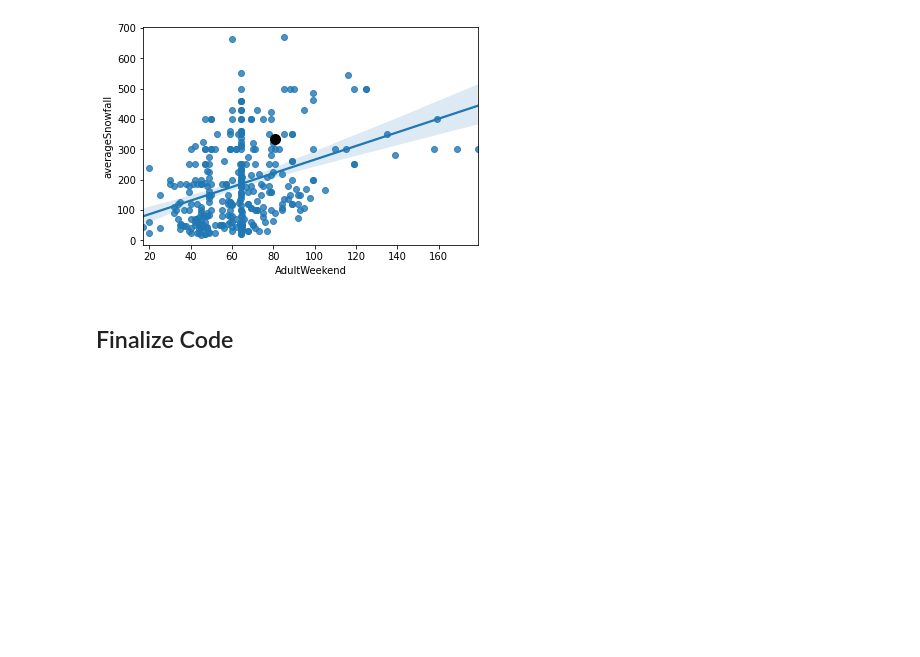
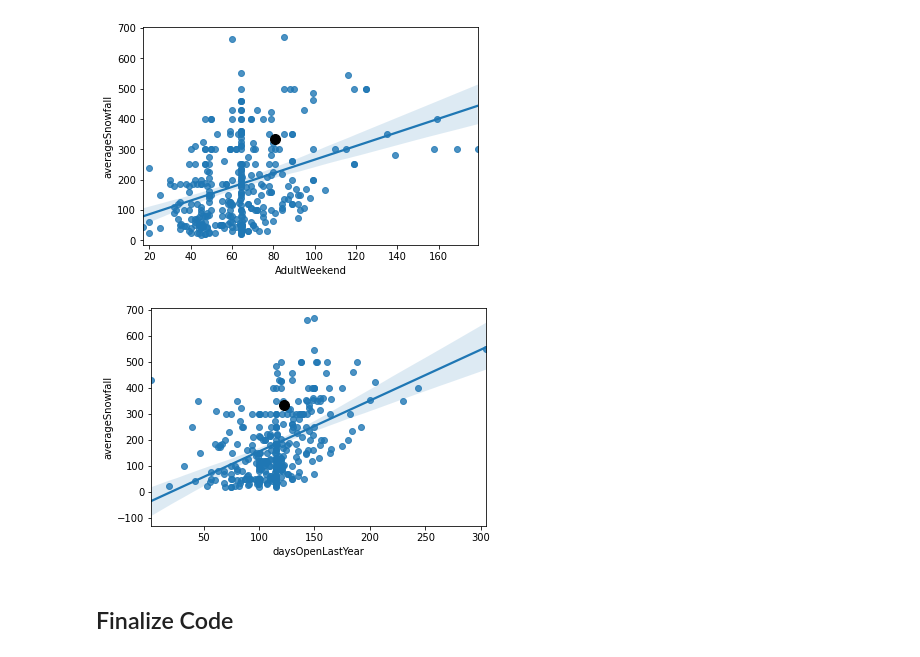
Before and after one commit to yoyo6022/Guided_Capstone, a Jupyter notebook: DataWrangling/notebook/GuidedCapstoneStep6HL.ipynb, the cells around one changed output. Saved outputs shown, nothing was run; the diff lists cells and outputs as text; code cells hidden in the pictures; blank space fills up the shorter version.

```diff
--- a/DataWrangling/notebook/GuidedCapstoneStep6HL.ipynb
+++ b/DataWrangling/notebook/GuidedCapstoneStep6HL.ipynb
@@ -156,6 +156,12 @@ plt.scatter(x="AdultWeekend", y="averageSnowfall", data=ac, c='black',s=100)
 plt.savefig('fig5.png',bbox_inches='tight')
 # %% [output]
 [figure]
+# %%
+sns.regplot(x="daysOpenLastYear", y="averageSnowfall", data=df)
+plt.scatter(x="daysOpenLastYear", y="averageSnowfall", data=ac, c='black',s=100)
+plt.savefig('fig6.png',bbox_inches='tight')
+# %% [output]
+[figure, added]
 # %% [markdown]
 ## Finalize Code
 # %% [markdown]
```
